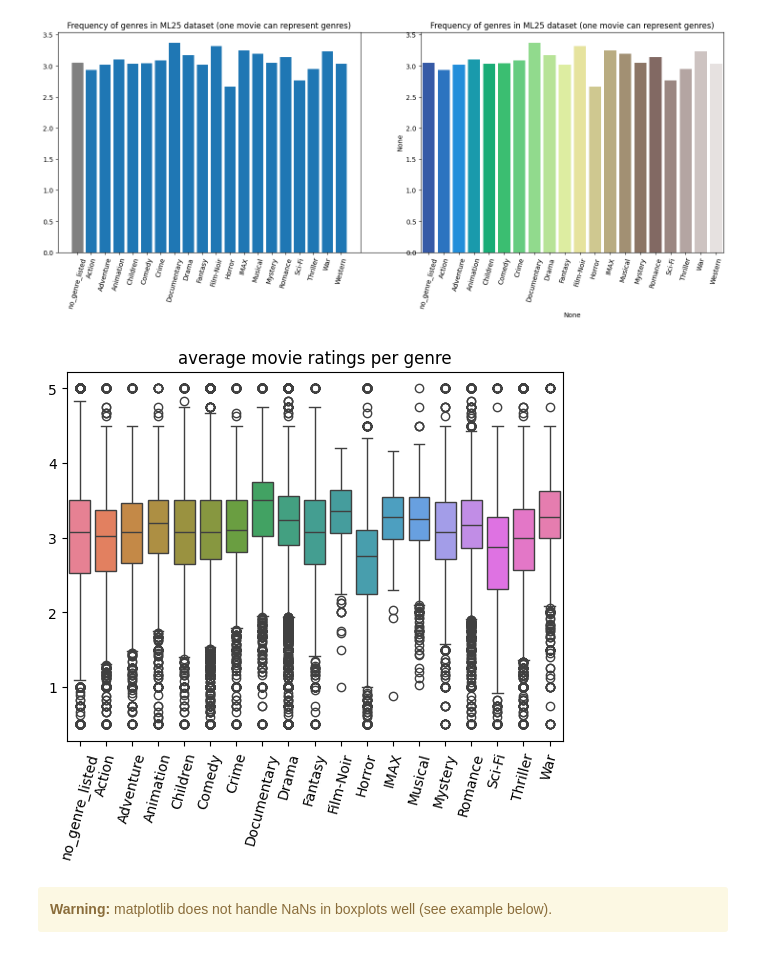
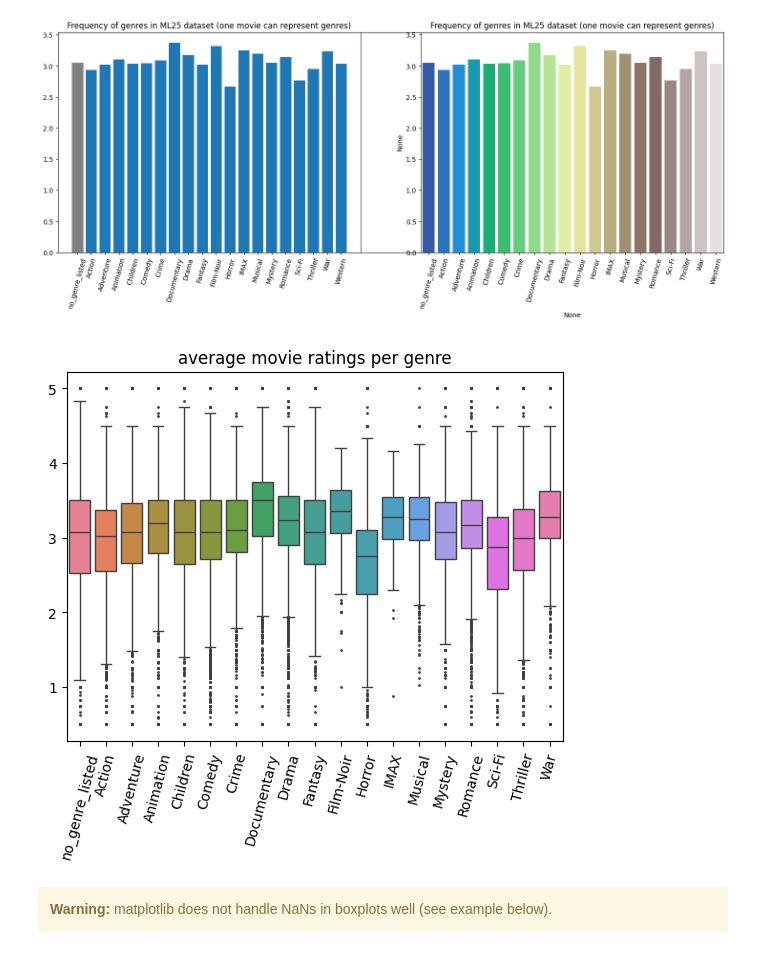
Before and after one commit to lebenaba/movie_recommendation, a Jupyter notebook: notebooks/movie_genre_plots.ipynb, the cells around one changed output. Cells and saved outputs as stored; diff of their text form; code cells hidden in the pictures.

```diff
--- a/notebooks/movie_genre_plots.ipynb
+++ b/notebooks/movie_genre_plots.ipynb
@@ -61,3 +36,10 @@ df_movies.rename(columns={'(no genres listed)':'no_genre_listed'}, inplace=True)
+# %%
+# hot-one encoding to split genres in separate columns using pandas strin method
+df_movies = pd.concat([df_movies, df_movies['genres'].str.get_dummies(sep='|')], axis=1)
+# removing unnecessary columns
+df_movies.drop(['title','genres'], axis=1, inplace=True)
+# rename column to avoid spaces
+df_movies.rename(columns={'(no genres listed)':'no_genre_listed'}, inplace=True)
 # %% [markdown]
 This is what the new df_movies looks like:
 # %%
@@ -124,7 +150,7 @@ Is there a better/more efficient way of iterating over DataFrames?</code>
 # %%
 import sys
 # join df_movies and average rating
-genre_ratings = df_movies.drop(['title','genres'], axis=1).merge(right=rating_avg, on = 'movieId', how = 'left')
+genre_ratings = df_movies.merge(right=rating_avg, on = 'movieId', how = 'left')
 print('The column \'rating_avg\' does contain %i missing values and is of type %s.' % (genre_ratings.rating_avg.isna().sum(), genre_ratings.rating_avg.dtypes))
 # replace NaNs with mean or drop NaNs? => replace
 mean = genre_ratings.rating_avg.mean()
@@ -135,16 +161,8 @@ genre_ratings.fillna({'rating_avg':mean}, inplace=True) # alternative 1
 
 # casting all columns to float so they can hold average rating which is float
 genre_ratings = genre_ratings.astype('float64')
-#display(genre_ratings.head())
-#genre_ratings.info()
-#sys.exit()
-#display(genre_ratings.head())
-#for column in genre_ratings:
-#    if column != 'movieId' and column != 'rating_avg':
-#        for index, row in genre_ratings.iterrows():
-#            genre_ratings.loc[index, column] *= genre_ratings.loc[index, 'rating_avg']
-#genre_ratings.head()
 
+# multiply each genre column with rating_avg
 for column in genre_ratings:
     if column != 'movieId' and column != 'rating_avg':
         genre_ratings[column] = genre_ratings[column] * genre_ratings['rating_avg']
@@ -201,13 +237,12 @@ plt.xticks(rotation=75);
 # %% [output]
 [figure]
 # %%
-#test = genre_ratings.replace({0:np.nan})
-#sns.boxplot(test.iloc[:,1:-2])
-sns.boxplot(genre_ratings.replace({0:np.nan}).iloc[:,1:-2])
+
+sns.boxplot(genre_ratings.replace({0:np.nan}).iloc[:,1:-2], fliersize=1)
 plt.title('average movie ratings per genre')
 plt.xticks(rotation=75);
 # %% [output]
-[figure, old version]
+[figure, new version]
 # %% [markdown]
 <div class="alert alert-block alert-warning"><b>Warning:</b> matplotlib does not handle NaNs in boxplots well (see example below).</div>
 # %%
```
Also changed, not shown: parts of 13 cells of this notebook.
